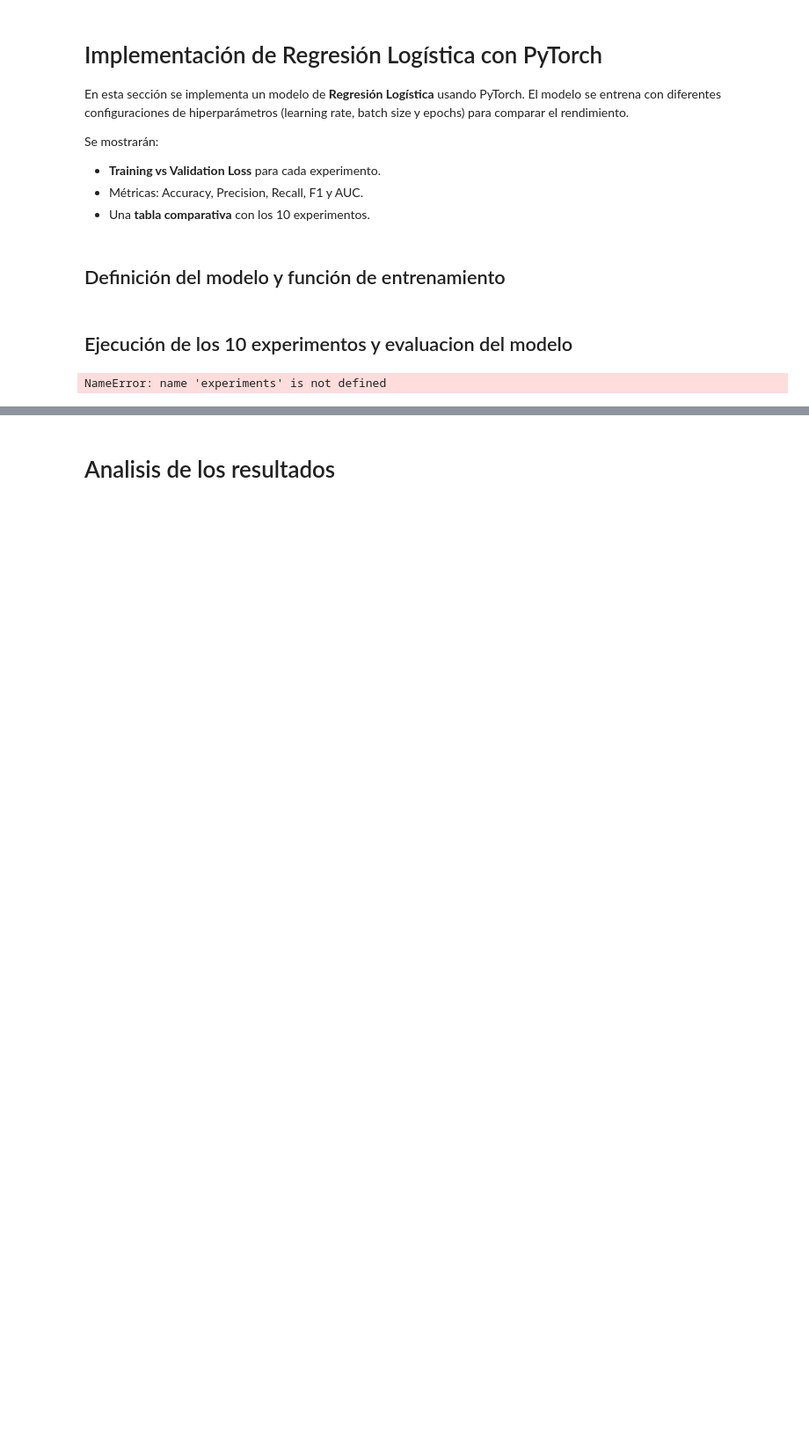
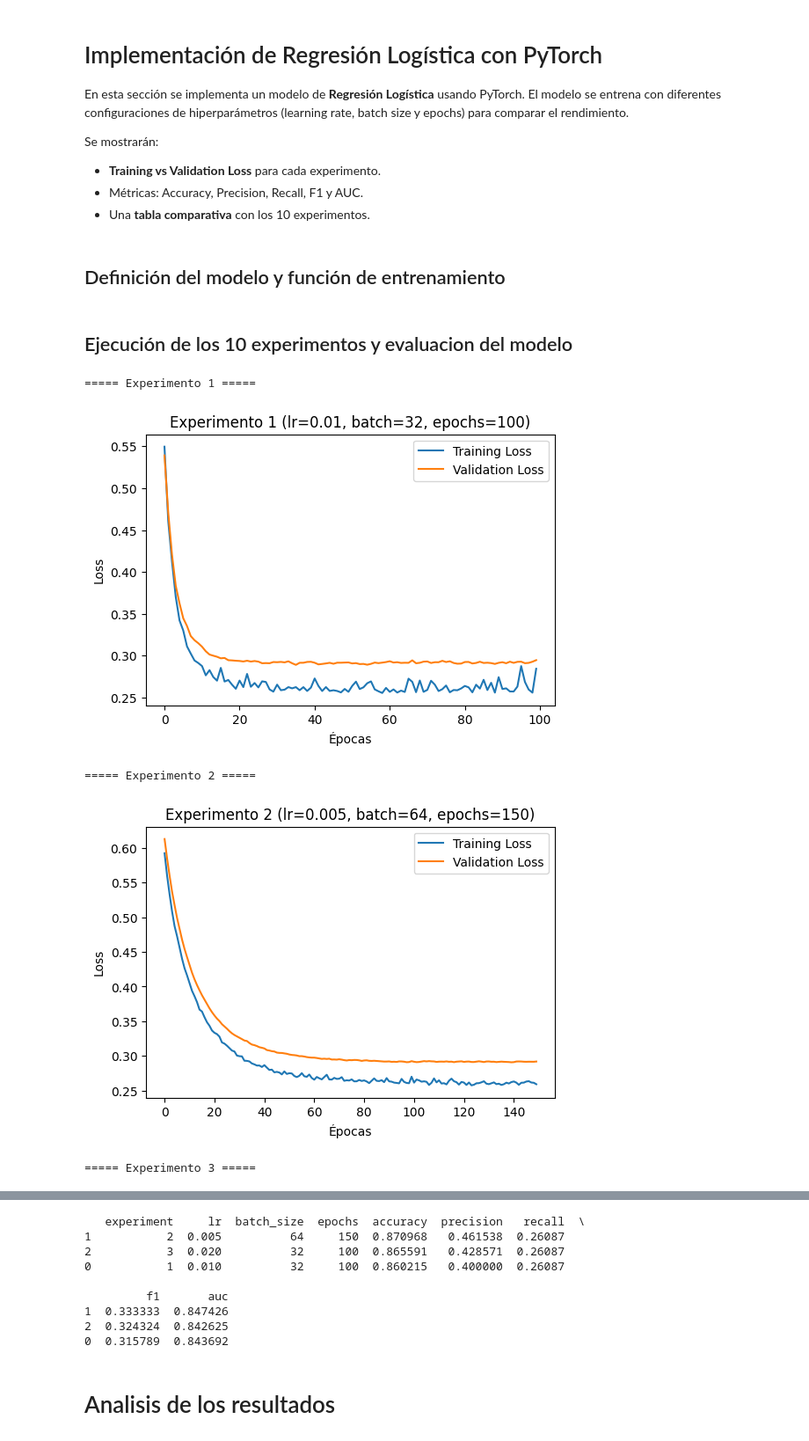
Before and after one commit to JosePablo-Tec/RegresionLogistica, a Jupyter notebook: RegresionLogistica.ipynb, the cells around one changed output, grey strips where cells are left out. Shown at 88% size. Drawn from its saved outputs; the diff is of its cells as text; code cells hidden in the pictures; blank space fills up the shorter version.

```diff
--- a/RegresionLogistica.ipynb
+++ b/RegresionLogistica.ipynb
@@ -673,29 +717,54 @@ def train_and_evaluate(X_train, y_train, X_val, y_val, input_dim,
 # %% [markdown]
 ## Ejecución de los 10 experimentos y evaluacion del modelo
 # %%
-# Features (todas las columnas excepto 'target')
-feature_cols = [col for col in df.columns if col != 'target']
+# Features seleccionadas basadas en análisis previo
+top_features = [
+    'alcohol',
+    'volatile acidity',
+    'sulphates',
+    'citric acid',
+    'residual sugar',
+    'fixed acidity'
+]
+
 
 # Definimos input_dim directamente desde dftrain
-input_dim = dftrain[feature_cols].shape[1]  # Número de features seleccionados
+
+X_train = dftrain_scaled[top_features]
+y_train = dftrain_scaled['target']
+X_val   = dfval_scaled[top_features]
+y_val   = dfval_scaled['target']
+X_test  = dftest_scaled[top_features]
+y_test  = dftest_scaled['target']
+
+input_dim = X_train.shape[1]
+
+# ====== 2) Definir experiments ======
+experiments = [
+    {"lr": 0.01, "batch_size": 32, "epochs": 100},
+    {"lr": 0.005, "batch_size": 64, "epochs": 150},
+    {"lr": 0.02, "batch_size": 32, "epochs": 100},
+]
 
 results = []
-
+models = []
 for i, params in enumerate(experiments, 1):
     print(f"\n===== Experimento {i} =====")
     model, metrics = train_and_evaluate(
-        dftrain[feature_cols], dftrain["target"],   # X_train, y_train
-        dfval[feature_cols], dfval["target"],       # X_val, y_val
+        X_train, y_train, X_val, y_val,
         input_dim,
-        lr=params["lr"],
-        batch_size=params["batch_size"],
-        epochs=params["epochs"],
+        lr=params["lr"], batch_size=params["batch_size"], epochs=params["epochs"],
         experiment_id=i
     )
     results.append({"experiment": i, **params, **metrics})
+    models.append(model)
 
 # Tabla de resultados
-df_results = pd.DataFrame(results)
-df_results
+df_results = pd.DataFrame(results).sort_values("f1", ascending=False)
+print(df_results)
 # %% [output]
-NameError: name 'experiments' is not defined
+===== Experimento 1 =====
+[figure, added]
+===== Experimento 2 =====
+[figure, added]
+===== Experimento 3 =====
@@ -702,3 +772,12 @@ NameError: name 'experiments' is not defined
+   experiment     lr  batch_size  epochs  accuracy  precision   recall  \
+1           2  0.005          64     150  0.870968   0.461538  0.26087
+2           3  0.020          32     100  0.865591   0.428571  0.26087
+0           1  0.010          32     100  0.860215   0.400000  0.26087
+
+         f1       auc
+1  0.333333  0.847426
+2  0.324324  0.842625
+0  0.315789  0.843692
 # %% [markdown]
 # Analisis de los resultados
 # %%
```
Also changed, not shown: parts of 14 cells of this notebook.
